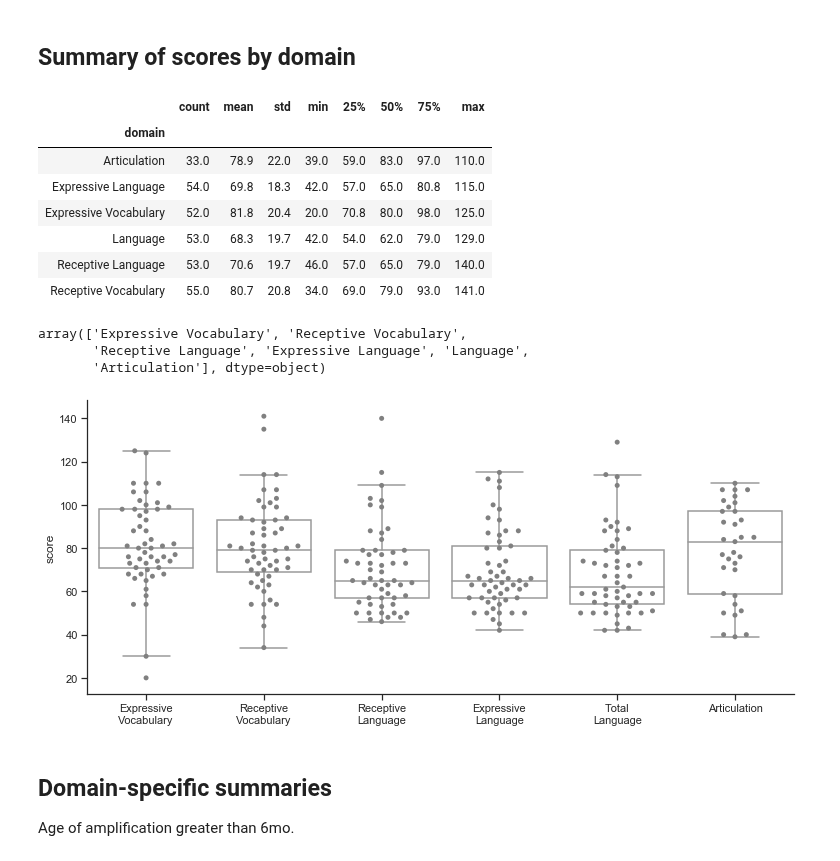
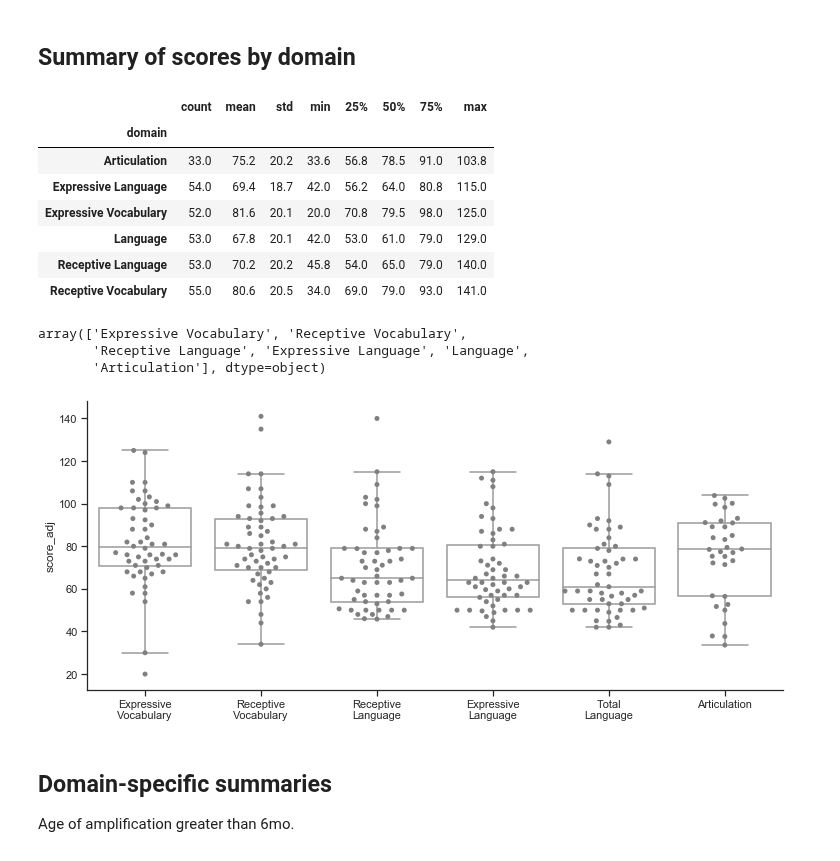
Before and after one commit to fonnesbeck/infant_hearing_intervention, a Jupyter notebook: notebooks/Demographics_Autism.ipynb, the cells around one changed output. Cells and saved outputs as stored; diff of their text form; code cells hidden in the pictures.

Commit message:
Updated notebooks to use adjusted scores

```diff
--- a/notebooks/Demographics_Autism.ipynb
+++ b/notebooks/Demographics_Autism.ipynb
@@ -355,16 +355,16 @@ test_scores.loc[(test_scores.domain=='Language') & (test_scores.test_type=='rece
 test_scores.loc[(test_scores.domain=='Language') & (test_scores.test_type=='expressive'),
            'domain'] = 'Expressive Language'
 # %%
-test_scores.groupby('domain').score.describe().round(1)
+test_scores.groupby('domain').score_adj.describe().round(1)
 # %% [output]
 |  | count | mean | std | min | 25% | 50% | 75% | max |
 | domain |  |  |  |  |  |  |  |  |
-| Articulation | 33.0 | 78.9 | 22.0 | 39.0 | 59.0 | 83.0 | 97.0 | 110.0 |
-| Expressive Language | 54.0 | 69.8 | 18.3 | 42.0 | 57.0 | 65.0 | 80.8 | 115.0 |
-| Expressive Vocabulary | 52.0 | 81.8 | 20.4 | 20.0 | 70.8 | 80.0 | 98.0 | 125.0 |
-| Language | 53.0 | 68.3 | 19.7 | 42.0 | 54.0 | 62.0 | 79.0 | 129.0 |
-| Receptive Language | 53.0 | 70.6 | 19.7 | 46.0 | 57.0 | 65.0 | 79.0 | 140.0 |
-| Receptive Vocabulary | 55.0 | 80.7 | 20.8 | 34.0 | 69.0 | 79.0 | 93.0 | 141.0 |
+| Articulation | 33.0 | 75.2 | 20.2 | 33.6 | 56.8 | 78.5 | 91.0 | 103.8 |
+| Expressive Language | 54.0 | 69.4 | 18.7 | 42.0 | 56.2 | 64.0 | 80.8 | 115.0 |
+| Expressive Vocabulary | 52.0 | 81.6 | 20.1 | 20.0 | 70.8 | 79.5 | 98.0 | 125.0 |
+| Language | 53.0 | 67.8 | 20.1 | 42.0 | 53.0 | 61.0 | 79.0 | 129.0 |
+| Receptive Language | 53.0 | 70.2 | 20.2 | 45.8 | 54.0 | 65.0 | 79.0 | 140.0 |
+| Receptive Vocabulary | 55.0 | 80.6 | 20.5 | 34.0 | 69.0 | 79.0 | 93.0 | 141.0 |
 # %%
 test_scores.domain.unique()
 # %% [output]
@@ -378,13 +378,13 @@ test_scores['domain_labels'] = test_scores.domain.replace({'Expressive Vocabular
                                                            'Expressive Language': 'Expressive\nLanguage',
                                                            'Language': 'Total\nLanguage'})
 # %%
-sns.catplot("domain_labels", y="score", data=test_scores, kind="box", color='white', fliersize=0)
-sns.swarmplot("domain_labels", y="score", data=test_scores, color='grey')
+sns.catplot("domain_labels", y="score_adj", data=test_scores, kind="box", color='white', fliersize=0)
+sns.swarmplot("domain_labels", y="score_adj", data=test_scores, color='grey')
 fig = plt.gcf()
 fig.set_size_inches(12, 5)
 fig.axes[0].set_xlabel('');
 # %% [output]
-[figure, old version]
+[figure, new version]
 # %% [markdown]
 ## Domain-specific summaries
 
```
Also changed, not shown: parts of 5 cells of this notebook, 4 other files.
